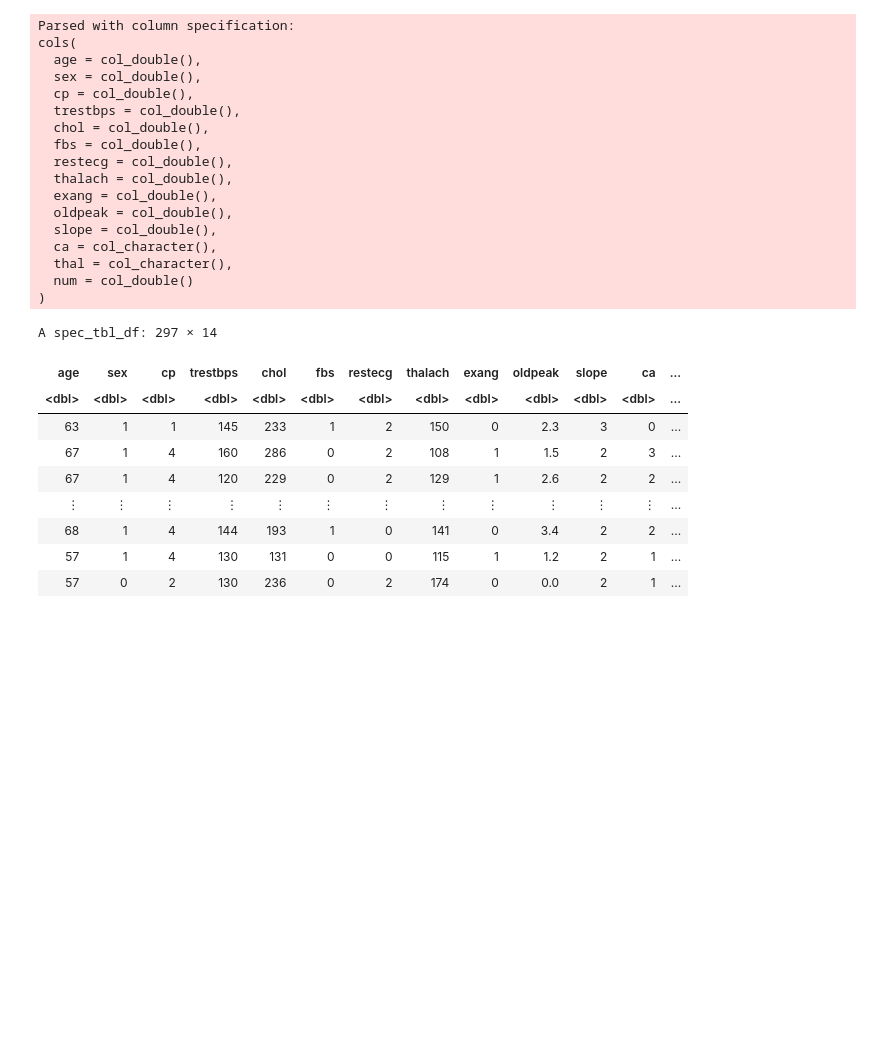
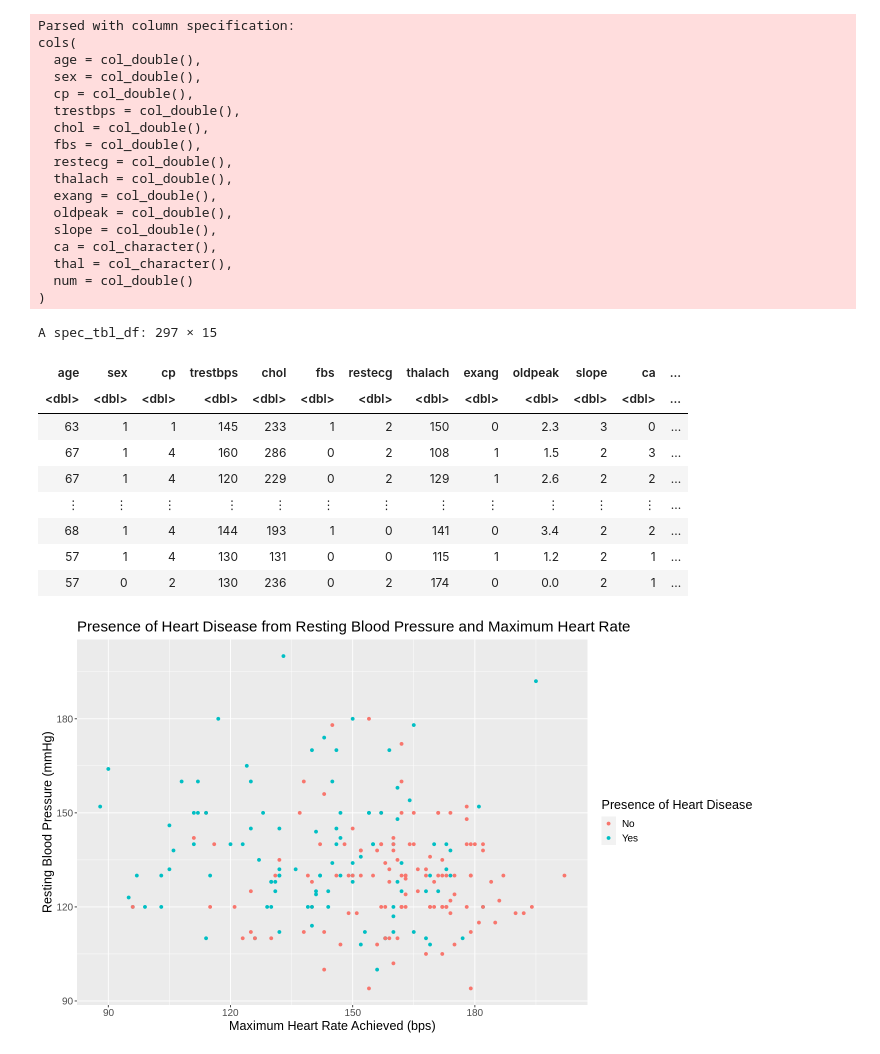
Before and after one commit to Tim1520/DSCI100-Group4, a Jupyter notebook: ProjectProposal.ipynb, the cells around one changed output. Saved outputs shown, nothing was run; the diff lists cells and outputs as text; code cells hidden in the pictures; blank space fills up the shorter version.

Commit message:
Add data visualization and separate presence of heart disease

```diff
--- a/ProjectProposal.ipynb
+++ b/ProjectProposal.ipynb
@@ -9,7 +28,8 @@ url <- "https://archive.ics.uci.edu/ml/machine-learning-databases/heart-disease/
 heart_disease <- read_csv(url, col_names=col_names) %>%
     filter(thal != "?") %>%
     filter(ca != "?") %>%
-    mutate(num = as_factor(num), ca = as.double(ca), thal = as.double(thal))
+    mutate(hd = ifelse(num > 0, "Yes", "No")) %>%
+    mutate(hd = as_factor(hd), ca = as.double(ca), thal = as.double(thal))
 heart_disease
 # %% [output]
 Parsed with column specification:
@@ -29,7 +49,7 @@ cols(
   thal = col_character(),
   num = col_double()
 )
-A spec_tbl_df: 297 × 14
+A spec_tbl_df: 297 × 15
 | age | sex | cp | trestbps | chol | fbs | restecg | thalach | exang | oldpeak | slope | ca | ... |
 | <dbl> | <dbl> | <dbl> | <dbl> | <dbl> | <dbl> | <dbl> | <dbl> | <dbl> | <dbl> | <dbl> | <dbl> | ... |
 | 63 | 1 | 1 | 145 | 233 | 1 | 2 | 150 | 0 | 2.3 | 3 | 0 | ... |
@@ -39,3 +59,17 @@ A spec_tbl_df: 297 × 14
 | 68 | 1 | 4 | 144 | 193 | 1 | 0 | 141 | 0 | 3.4 | 2 | 2 | ... |
 | 57 | 1 | 4 | 130 | 131 | 0 | 0 | 115 | 1 | 1.2 | 2 | 1 | ... |
 | 57 | 0 | 2 | 130 | 236 | 0 | 2 | 174 | 0 | 0.0 | 2 | 1 | ... |
+# %%
+heart_disease_split <- initial_split(heart_disease, prop = 0.75, strata = hd)
+heart_disease_training <- training(heart_disease_split)
+heart_disease_testing <- testing(heart_disease_split)
+# %%
+options(repr.plot.width = 12, repr.plot.height = 7)
+heart_disease_plot <- ggplot(heart_disease_training, aes(x=thalach, y=trestbps, color=hd)) +
+    geom_point() +
+    labs(x="Maximum Heart Rate Achieved (bps)", y="Resting Blood Pressure (mmHg)", color="Presence of Heart Disease") +
+    ggtitle("Presence of Heart Disease from Resting Blood Pressure and Maximum Heart Rate") +
+    theme(text = element_text(size = 15))
+heart_disease_plot
+# %% [output]
+[figure, added]
```
Also changed, not shown: parts of 1 cell of this notebook.
